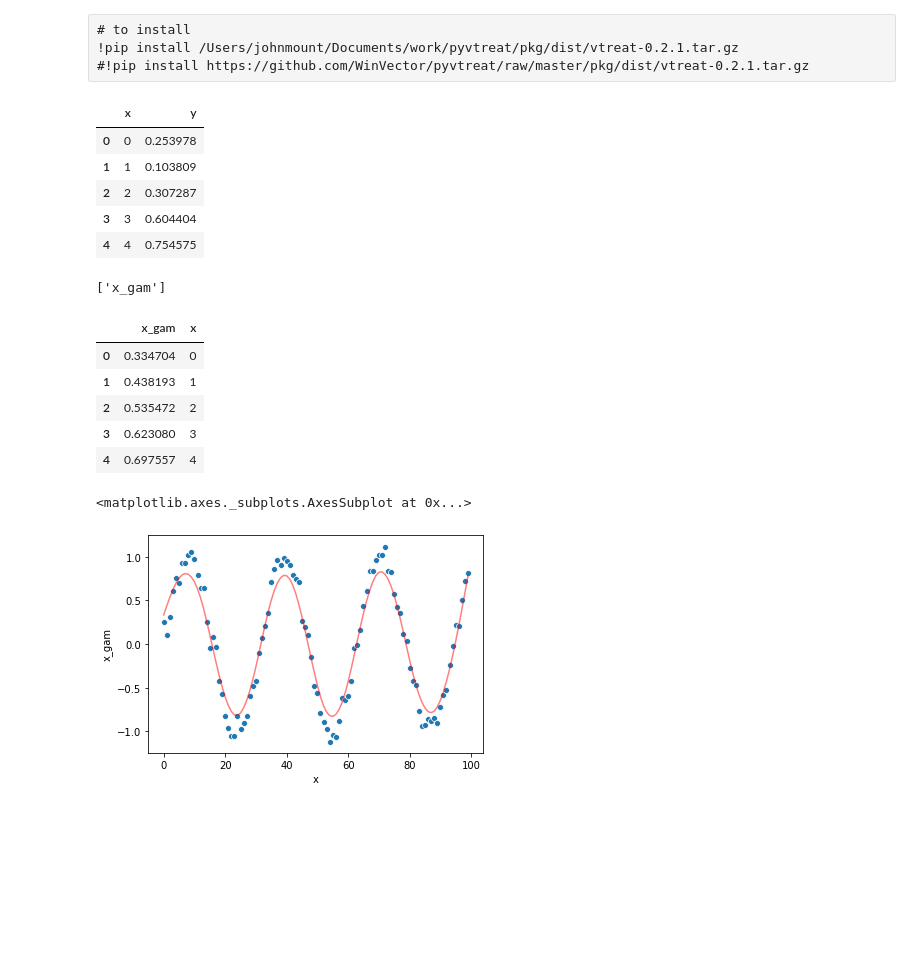
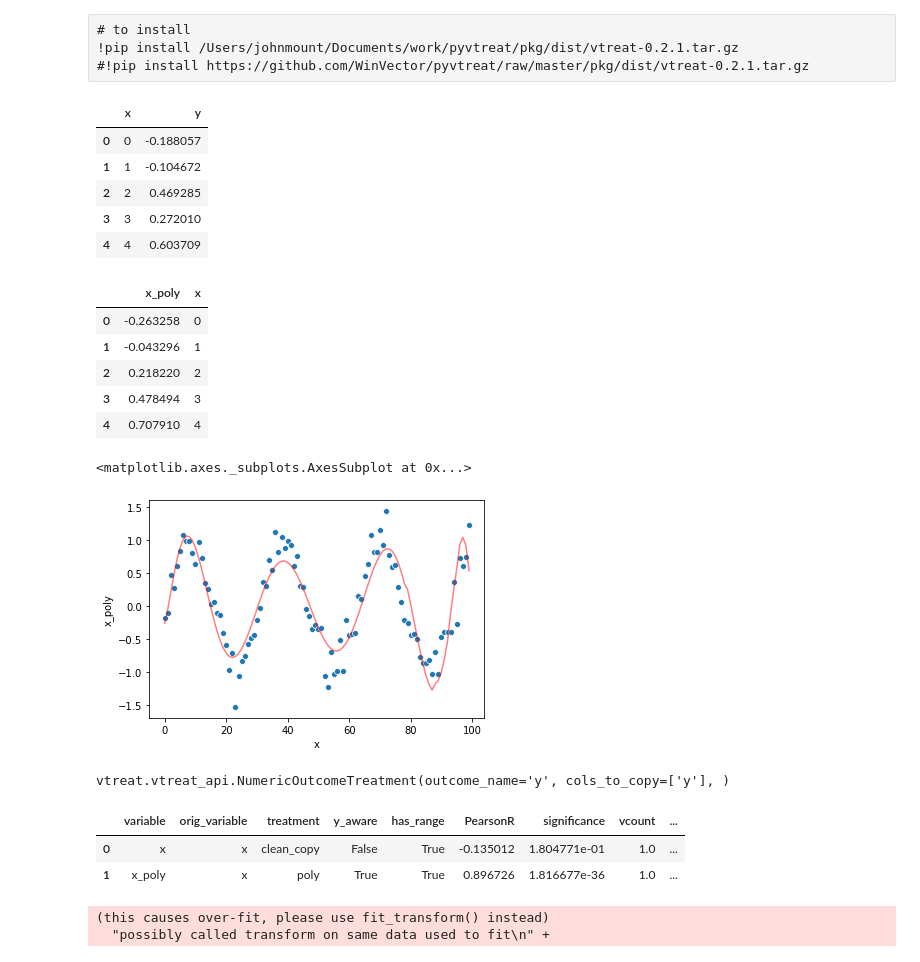
Before and after one commit to WinVector/pyvtreat, a Jupyter notebook: Examples/UserCoders/UserCoders.ipynb, the cells around one changed output. Cells and saved outputs as stored; diff of their text form; code cells hidden in the pictures; blank space fills up the shorter version.

```diff
--- a/Examples/UserCoders/UserCoders.ipynb
+++ b/Examples/UserCoders/UserCoders.ipynb
@@ -35,11 +54,11 @@ class GAMTransform(vtreat.transform.UserTransform):
 # %%
 d = pandas.DataFrame({'x':[i for i in range(100)]})
-d['y'] = numpy.sin(0.2*d['x']) + 0.1*numpy.random.normal(size=d.shape[0])
+d['y'] = numpy.sin(0.2*d['x']) + 0.2*numpy.random.normal(size=d.shape[0])
 d.head()
 # %% [output]
 |  | x | y |
-| 0 | 0 | 0.253978 |
-| 1 | 1 | 0.103809 |
-| 2 | 2 | 0.307287 |
-| 3 | 3 | 0.604404 |
-| 4 | 4 | 0.754575 |
+| 0 | 0 | -0.188057 |
+| 1 | 1 | -0.104672 |
+| 2 | 2 | 0.469285 |
+| 3 | 3 | 0.272010 |
+| 4 | 4 | 0.603709 |
@@ -48,22 +65,22 @@ step = GAMTransform()
+# %%
+step = PolyTransform(deg=10)
 # %%
 fit = step.fit_transform(d[['x']], d['y'])
-print(step.derived_vars_)
 fit['x'] = d['x']
 fit.head()
 # %% [output]
-['x_gam']
-|  | x_gam | x |
-| 0 | 0.334704 | 0 |
-| 1 | 0.438193 | 1 |
-| 2 | 0.535472 | 2 |
-| 3 | 0.623080 | 3 |
-| 4 | 0.697557 | 4 |
+|  | x_poly | x |
+| 0 | -0.263258 | 0 |
+| 1 | -0.043296 | 1 |
+| 2 | 0.218220 | 2 |
+| 3 | 0.478494 | 3 |
+| 4 | 0.707910 | 4 |
 # %%
 seaborn.scatterplot(x='x', y='y', data=d)
-seaborn.lineplot(x='x', y='x_gam', data=fit, color='red', alpha=0.5)
+seaborn.lineplot(x='x', y='x_poly', data=fit, color='red', alpha=0.5)
 # %% [output]
 <matplotlib.axes._subplots.AxesSubplot at 0x...>
-[figure, old version]
+[figure, new version]
 # %%
 transform = vtreat.NumericOutcomeTreatment(
     outcome_name='y',
@@ -72 +90,16 @@ transform = vtreat.NumericOutcomeTreatment(
     }))
+# %%
+transform.fit(d, d['y'])
+# %% [output]
+vtreat.vtreat_api.NumericOutcomeTreatment(outcome_name='y', cols_to_copy=['y'], )
+# %%
+transform.score_frame_
+# %% [output]
+|  | variable | orig_variable | treatment | y_aware | has_range | PearsonR | significance | vcount | ... |
+| 0 | x | x | clean_copy | False | True | -0.135012 | 1.804771e-01 | 1.0 | ... |
+| 1 | x_poly | x | poly | True | True | 0.896726 | 1.816677e-36 | 1.0 | ... |
+# %%
+x2_overfit = transform.transform(d)
+# %% [output]
+(this causes over-fit, please use fit_transform() instead)
+  "possibly called transform on same data used to fit\n" +
```
Also changed, not shown: parts of 10 cells of this notebook, 4 other files.
